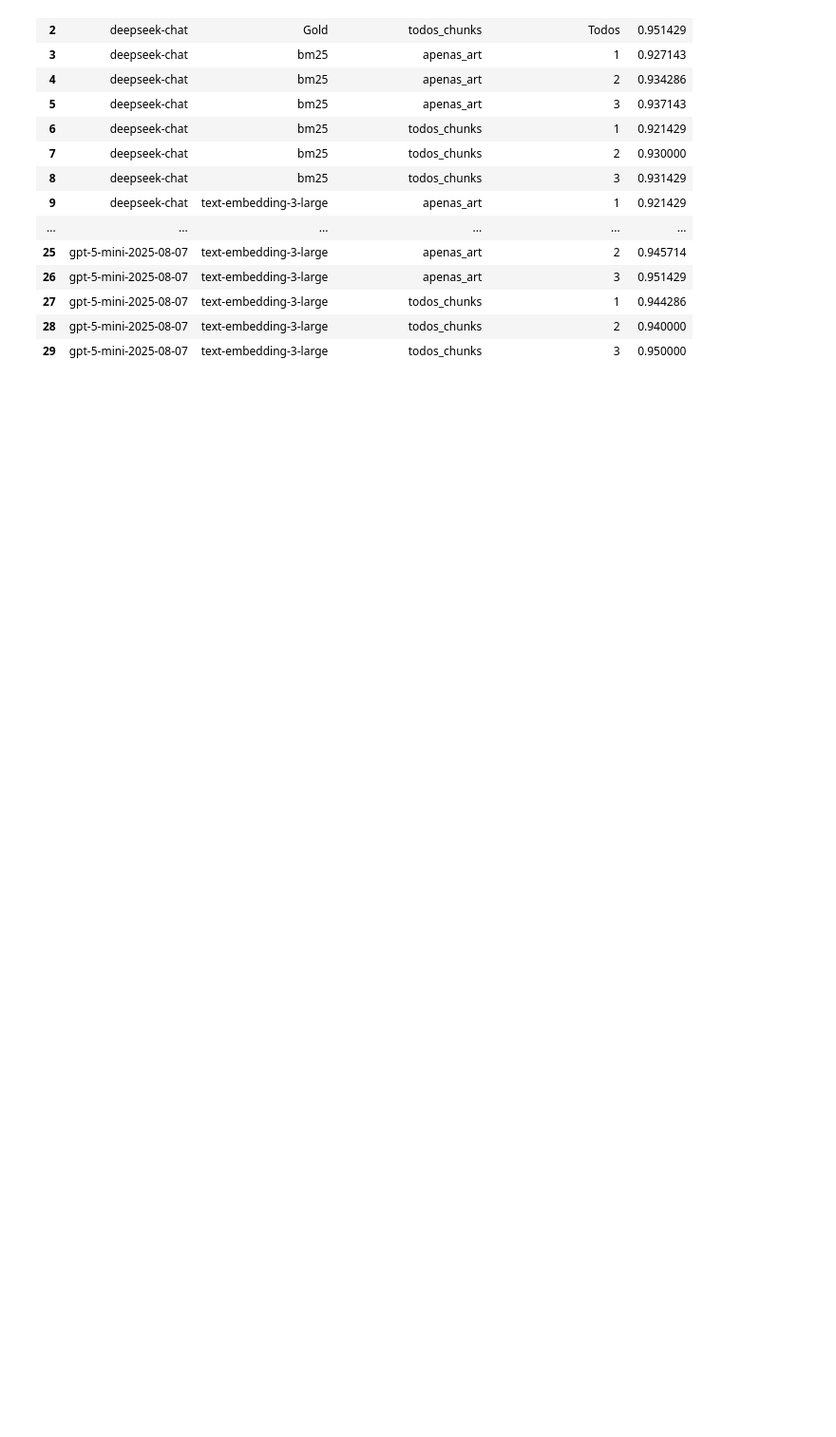
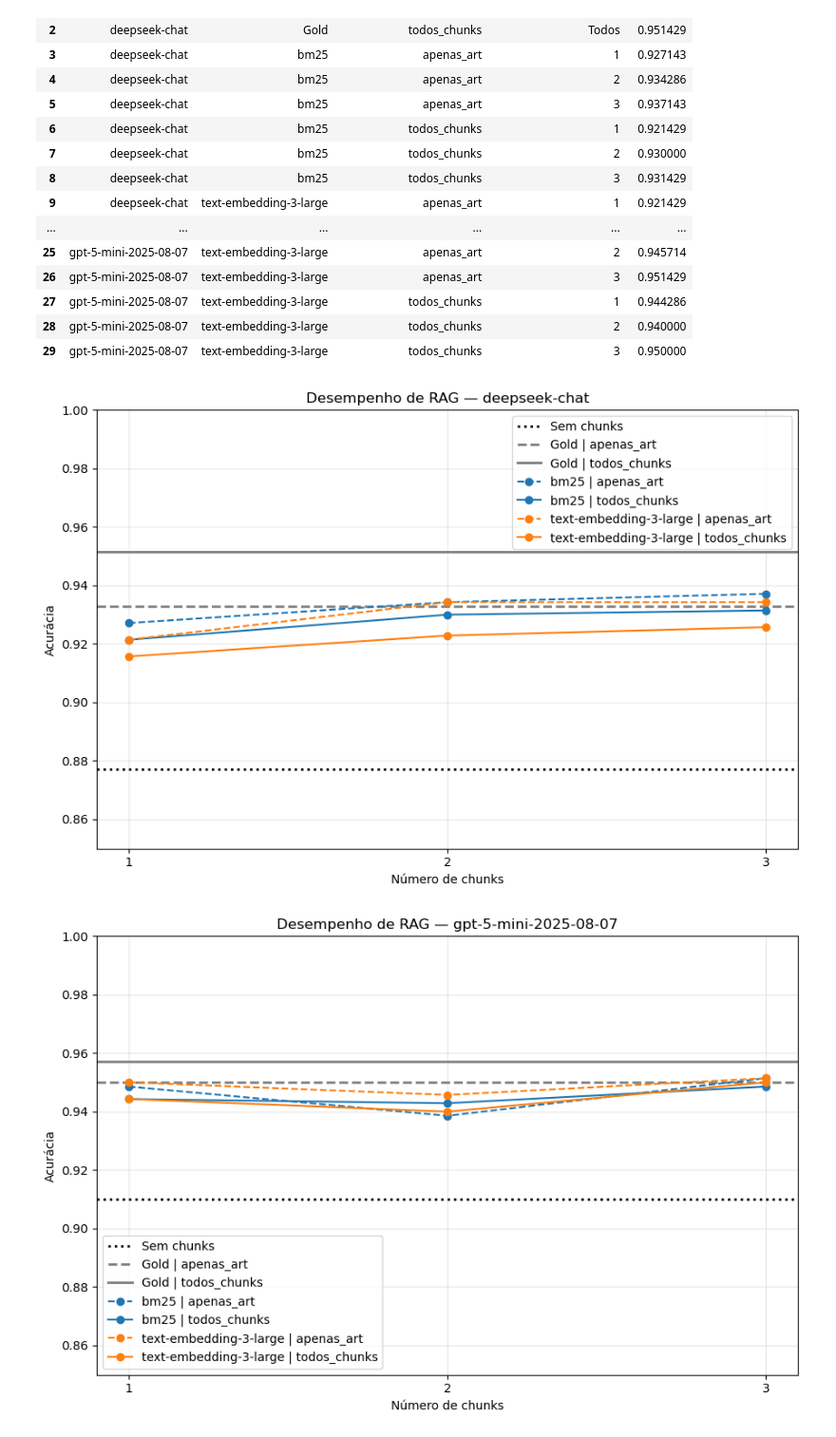
Before and after one commit to carisio/lgpd.qa, a Jupyter notebook: Testes.ipynb, the cells around one changed output. Shown at 95% size. Cells and saved outputs as stored; diff of their text form; code cells hidden in the pictures; blank space fills up the shorter version.

```diff
--- a/Testes.ipynb
+++ b/Testes.ipynb
@@ -71,0 +75,20 @@ df_resultado
+# %%
+COLOR_MAP = {
+    "bm25": "tab:blue",
+    "text-embedding-3-large": "tab:orange",
+}
+
+LINESTYLE_MAP = {
+    "todos_chunks": "-",
+    "apenas_art": "--",
+}
+
+BASELINE_STYLE = {
+    "linestyle": ":",
+    "linewidth": 2,
+}
+
+GOLD_STYLE = {
+    "linestyle": "-.",
+    "linewidth": 2,
+}
@@ -71,0 +163,5 @@ df_resultado
+# %%
+plot_rag_summary_per_llm(df_resultado)
+# %% [output]
+[figure, added]
+[figure, added]
```
Also changed, not shown: parts of 6 cells of this notebook.
